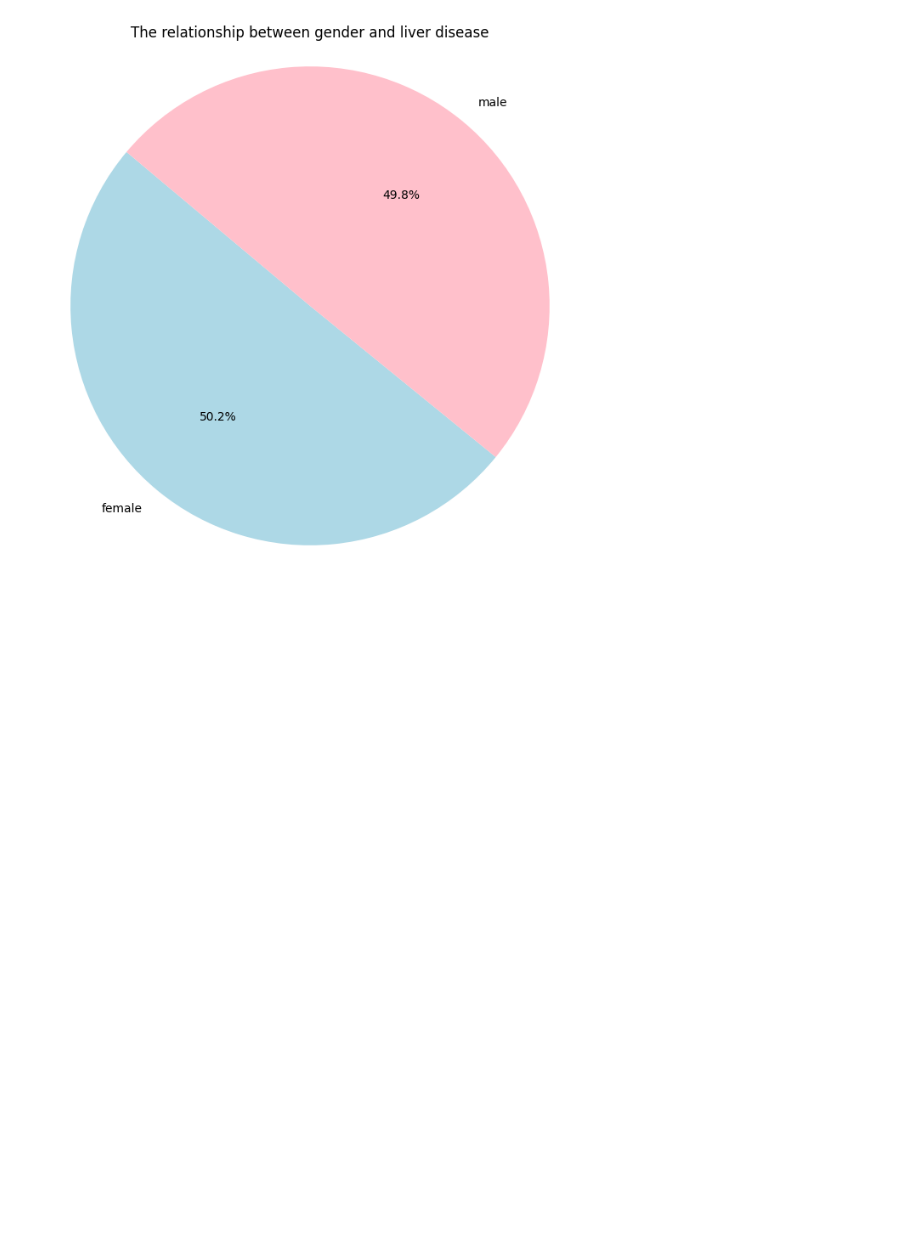
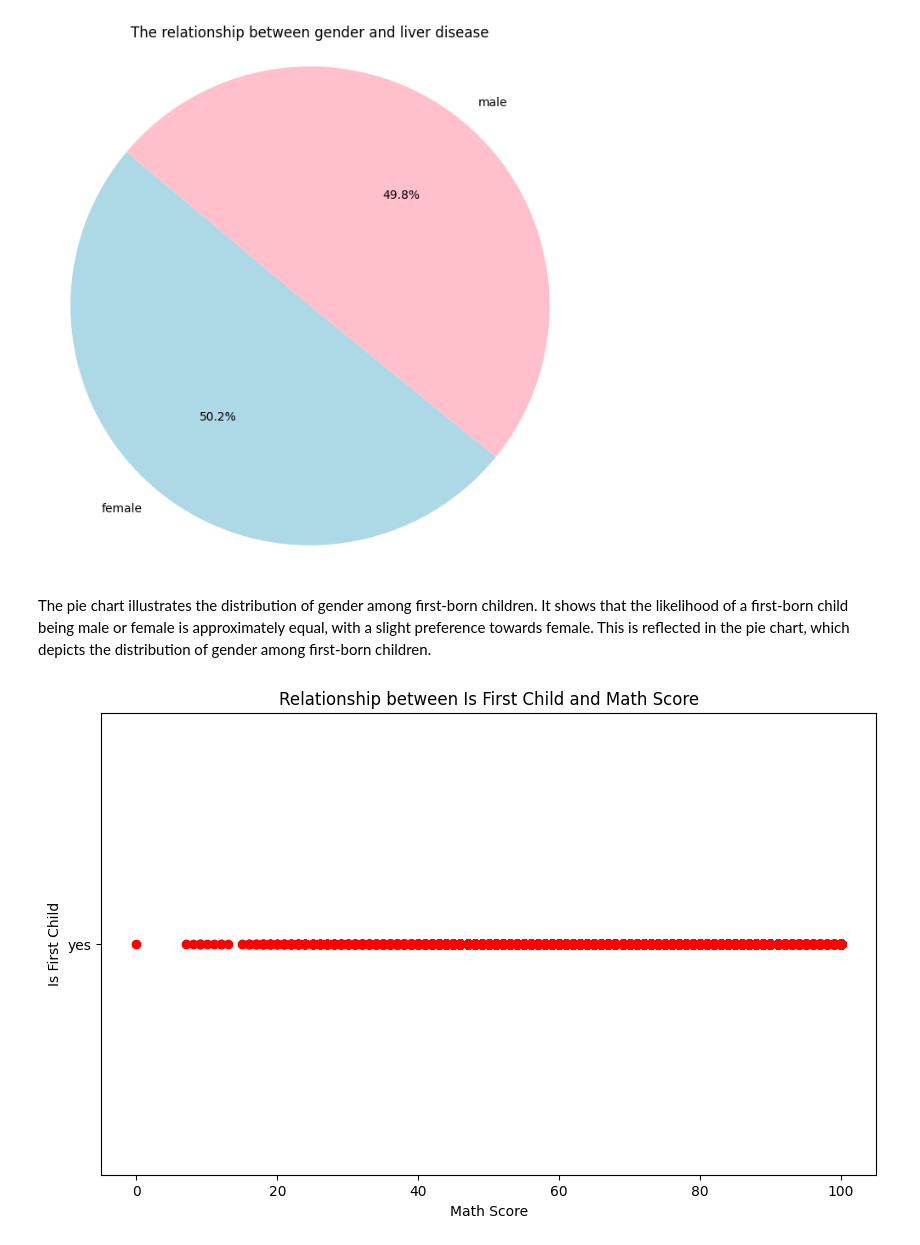
Before and after one commit to mariam-ahmed10/IT326-project, a Jupyter notebook: p1_2 (1).ipynb, the cells around one changed output. Cells and saved outputs as stored; diff of their text form; code cells hidden in the pictures; blank space fills up the shorter version.

Commit message:
graph

```diff
--- a/p1_2 (1).ipynb
+++ b/p1_2 (1).ipynb
@@ -360,3 +360,26 @@ plt.axis('equal');
 plt.show();
 # %% [output]
 [figure]
+# %% [markdown]
+The pie chart illustrates the distribution of gender among first-born children. It shows that the likelihood of a first-born child being male or female is approximately equal, with a slight preference towards female. This is reflected in the pie chart, which depicts the distribution of gender among first-born children.
+# %%
+import matplotlib.pyplot as plt
+import pandas as pd
+
+# Load the data
+df = pd.read_csv('Expanded_data_with_more_features.csv')
+
+
+# Filter the data for students who are first children
+MathScore = df[df['IsFirstChild'] == 'yes']
+
+# Check if there is any data to display
+if not MathScore.empty:
+    plt.figure(figsize=(10, 6))
+    plt.scatter(MathScore['MathScore'], MathScore['IsFirstChild'], color='red')
+    plt.xlabel('Math Score')
+    plt.ylabel('Is First Child')
+    plt.title('Relationship between Is First Child and Math Score')
+    plt.show()
+# %% [output]
+[figure, added]
```
Also changed, not shown: parts of 10 cells of this notebook.
